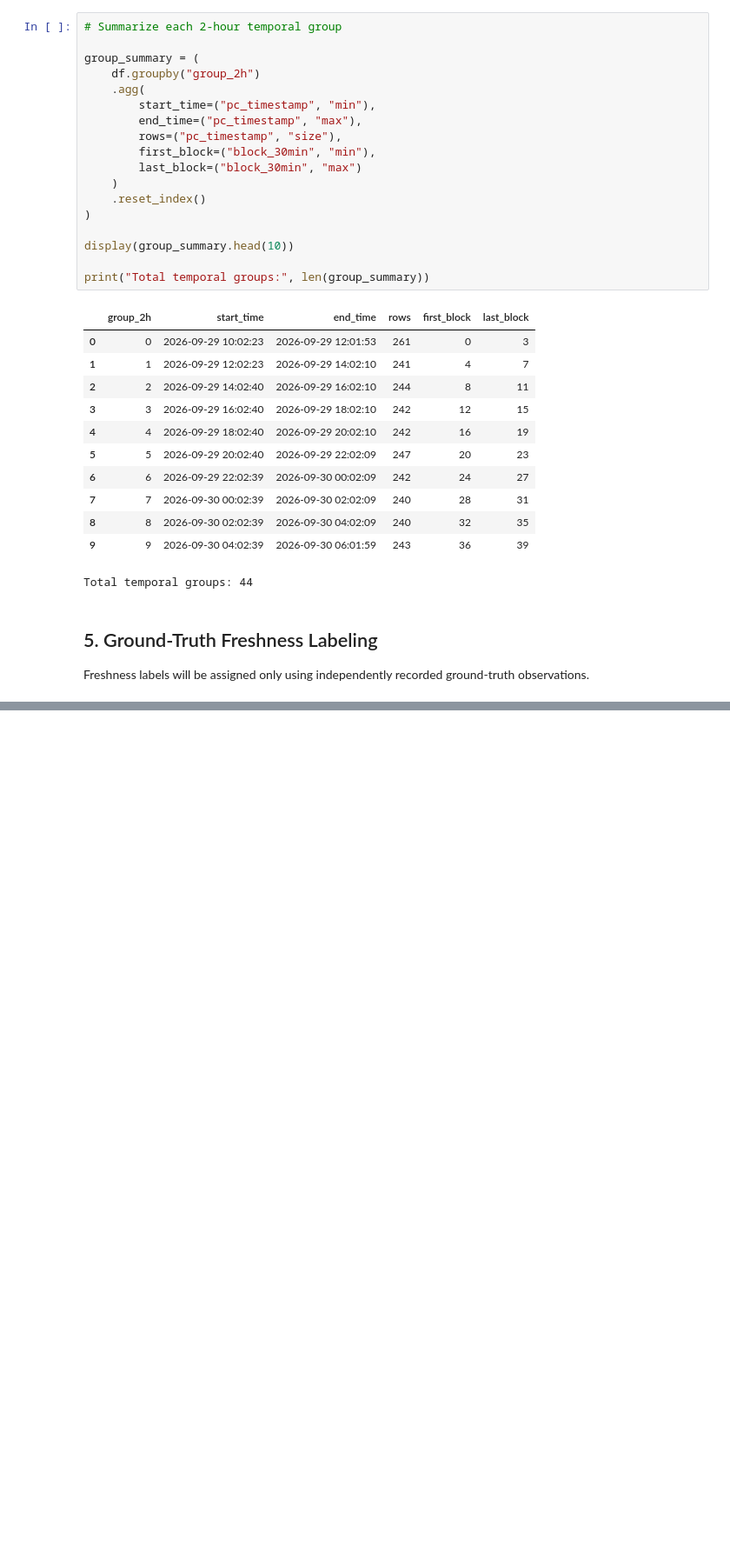
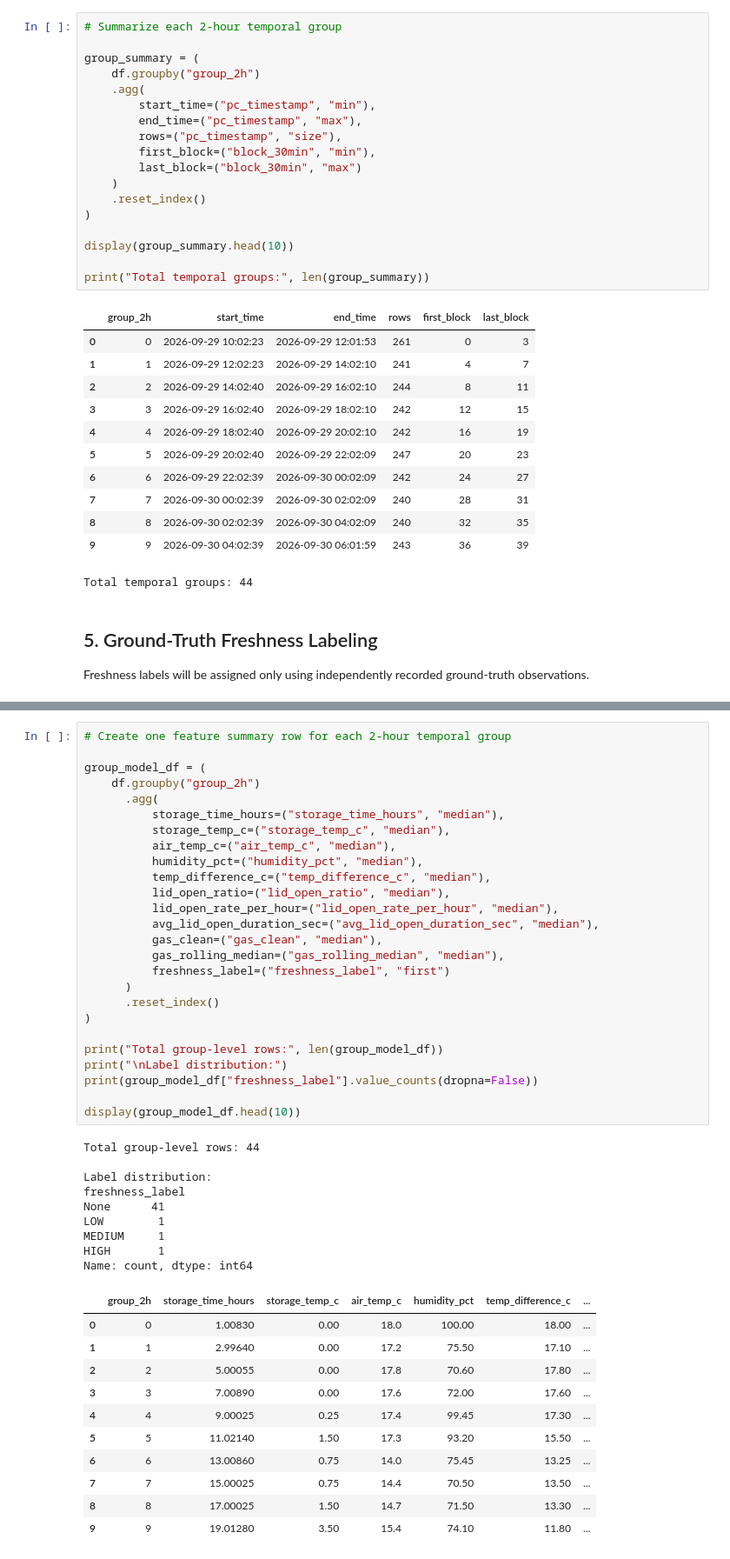
Before and after one commit to Bhagya-Navodyani/Intelligent_Fish_Storage-ML, a Jupyter notebook: notebook/Fish_Storage_ML_Pipeline.ipynb, the cells around one changed output, grey strips where cells are left out. Shown at 87% size. Drawn from its saved outputs; the diff is of its cells as text; blank space fills up the shorter version.

```diff
--- a/notebook/Fish_Storage_ML_Pipeline.ipynb
+++ b/notebook/Fish_Storage_ML_Pipeline.ipynb
@@ -586,0 +656,47 @@ Name: count, dtype: int64
+# %%
+# Create one feature summary row for each 2-hour temporal group
+
+group_model_df = (
+    df.groupby("group_2h")
+      .agg(
+          storage_time_hours=("storage_time_hours", "median"),
+          storage_temp_c=("storage_temp_c", "median"),
+          air_temp_c=("air_temp_c", "median"),
+          humidity_pct=("humidity_pct", "median"),
+          temp_difference_c=("temp_difference_c", "median"),
+          lid_open_ratio=("lid_open_ratio", "median"),
+          lid_open_rate_per_hour=("lid_open_rate_per_hour", "median"),
+          avg_lid_open_duration_sec=("avg_lid_open_duration_sec", "median"),
+          gas_clean=("gas_clean", "median"),
+          gas_rolling_median=("gas_rolling_median", "median"),
+          freshness_label=("freshness_label", "first")
+      )
+      .reset_index()
+)
+
+print("Total group-level rows:", len(group_model_df))
+print("\nLabel distribution:")
+print(group_model_df["freshness_label"].value_counts(dropna=False))
+
+display(group_model_df.head(10))
+# %% [output]
+Total group-level rows: 44
+
+Label distribution:
+freshness_label
+None      41
+LOW        1
+MEDIUM     1
+HIGH       1
+Name: count, dtype: int64
+|  | group_2h | storage_time_hours | storage_temp_c | air_temp_c | humidity_pct | temp_difference_c | ... |
+| 0 | 0 | 1.00830 | 0.00 | 18.0 | 100.00 | 18.00 | ... |
+| 1 | 1 | 2.99640 | 0.00 | 17.2 | 75.50 | 17.10 | ... |
+| 2 | 2 | 5.00055 | 0.00 | 17.8 | 70.60 | 17.80 | ... |
+| 3 | 3 | 7.00890 | 0.00 | 17.6 | 72.00 | 17.60 | ... |
+| 4 | 4 | 9.00025 | 0.25 | 17.4 | 99.45 | 17.30 | ... |
+| 5 | 5 | 11.02140 | 1.50 | 17.3 | 93.20 | 15.50 | ... |
+| 6 | 6 | 13.00860 | 0.75 | 14.0 | 75.45 | 13.25 | ... |
+| 7 | 7 | 15.00025 | 0.75 | 14.4 | 70.50 | 13.50 | ... |
+| 8 | 8 | 17.00025 | 1.50 | 14.7 | 71.50 | 13.30 | ... |
+| 9 | 9 | 19.01280 | 3.50 | 15.4 | 74.10 | 11.80 | ... |
```
Also changed, not shown: parts of 21 cells of this notebook.
